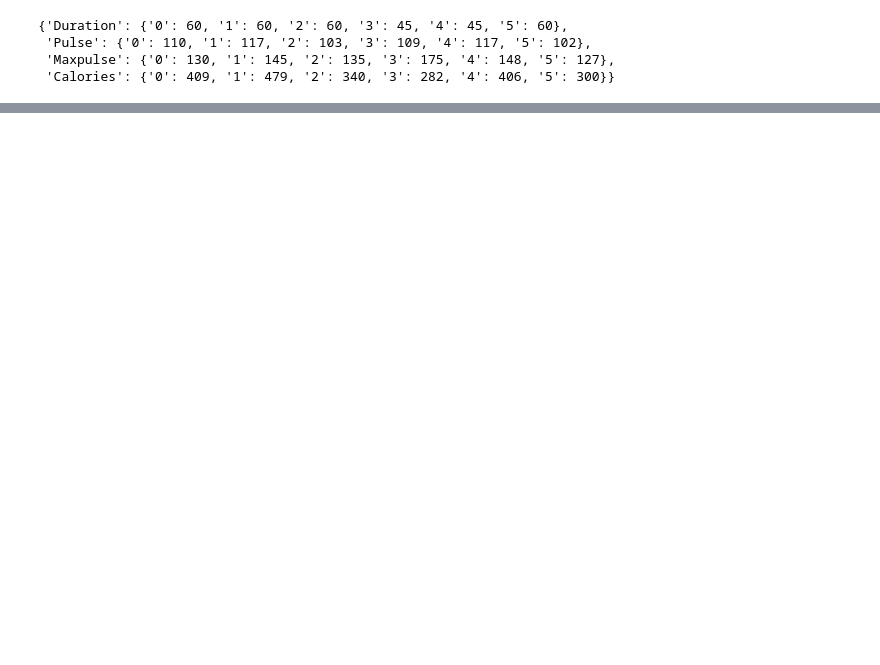
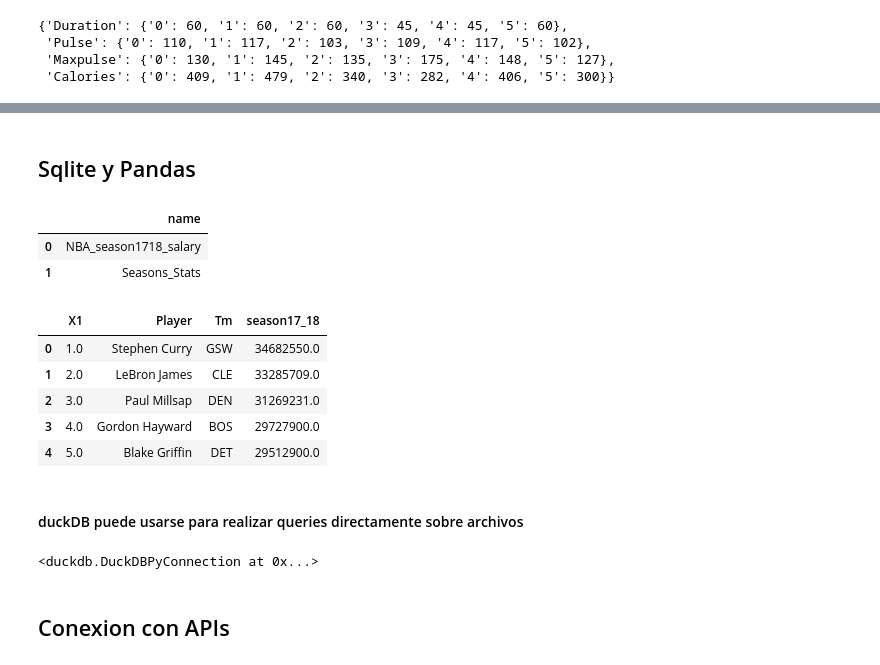
Before and after one commit to Luis-ramirez-r/predictive_maintenance, a Jupyter notebook: notebooks/Clase27.ipynb, the cells around one changed output, grey strips where cells are left out. Cells and saved outputs as stored; diff of their text form; code cells hidden in the pictures; blank space fills up the shorter version.

```diff
--- a/notebooks/Clase27.ipynb
+++ b/notebooks/Clase27.ipynb
@@ -30,0 +59,30 @@ a.head()
+# %% [markdown]
+## Sqlite  y Pandas
+# %%
+# read a sqlite database into a pandas DataFrame
+import sqlite3
+
+sql= "SELECT name FROM sqlite_master WHERE type='table'"
+# Leer el archivo sqllite y convertirlo a dataframe
+con =sqlite3.connect(sqlpath)
+df=pd.read_sql_query(sql,con)
+
+df
+# %% [output]
+|  | name |
+| 0 | NBA_season1718_salary |
+| 1 | Seasons_Stats |
+# %%
+# Extrar la tabla NBA_season1718_salary
+con =sqlite3.connect(sqlpath)
+df=pd.read_sql_query('SELECT * FROM NBA_season1718_salary',con)
+df.head()
+# %% [output]
+|  | X1 | Player | Tm | season17_18 |
+| 0 | 1.0 | Stephen Curry | GSW | 34682550.0 |
+| 1 | 2.0 | LeBron James | CLE | 33285709.0 |
+| 2 | 3.0 | Paul Millsap | DEN | 31269231.0 |
+| 3 | 4.0 | Gordon Hayward | BOS | 29727900.0 |
+| 4 | 5.0 | Blake Griffin | DET | 29512900.0 |
+# %% [markdown]
+####  duckDB puede usarse para realizar queries directamente sobre archivos
@@ -30,0 +91,14 @@ a.head()
+# %%
+con = duckdb.connect(database=':memory:')
+
+con.execute("SET memory_limit='100MB'")
+
+con.execute("""
+COPY (SELECT * FROM '/workspaces/predictive_maintenance/data/raw/PdM_telemetry.csv')
+TO '/workspaces/predictive_maintenance/data/raw/PdM_telemetry2.parquet'
+(FORMAT PARQUET, CODEC 'SNAPPY', ROW_GROUP_SIZE 100000);
+""")
+# %% [output]
+<duckdb.DuckDBPyConnection at 0x...>
+# %% [markdown]
+## Conexion con APIs
```
Also changed, not shown: parts of 19 cells of this notebook, 6 other files.
